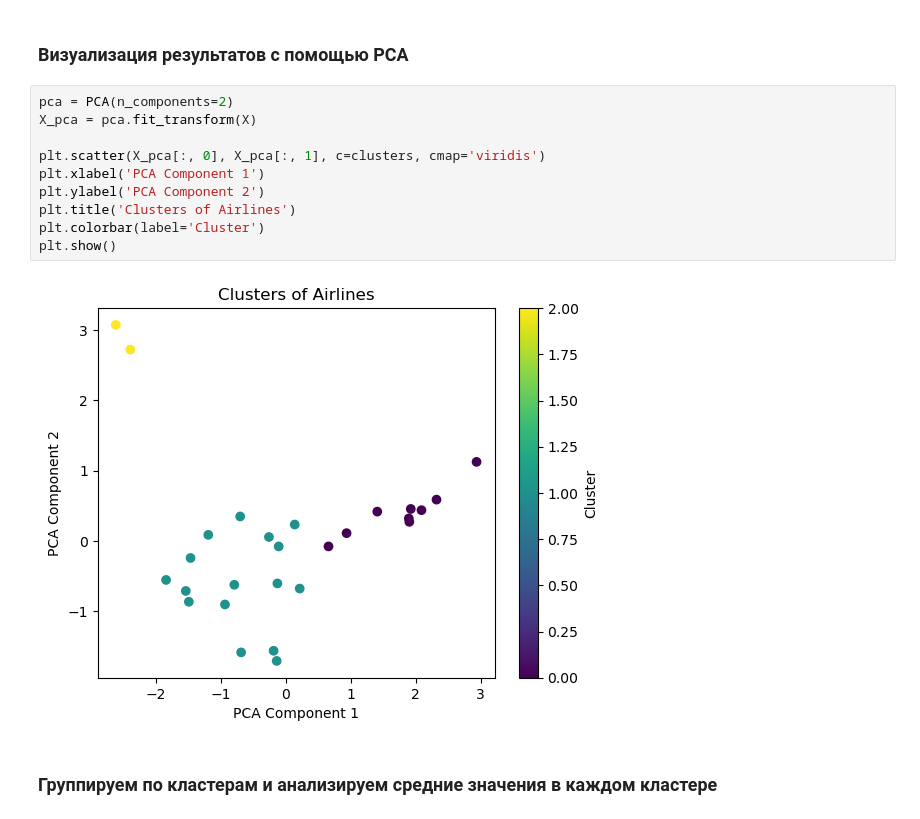
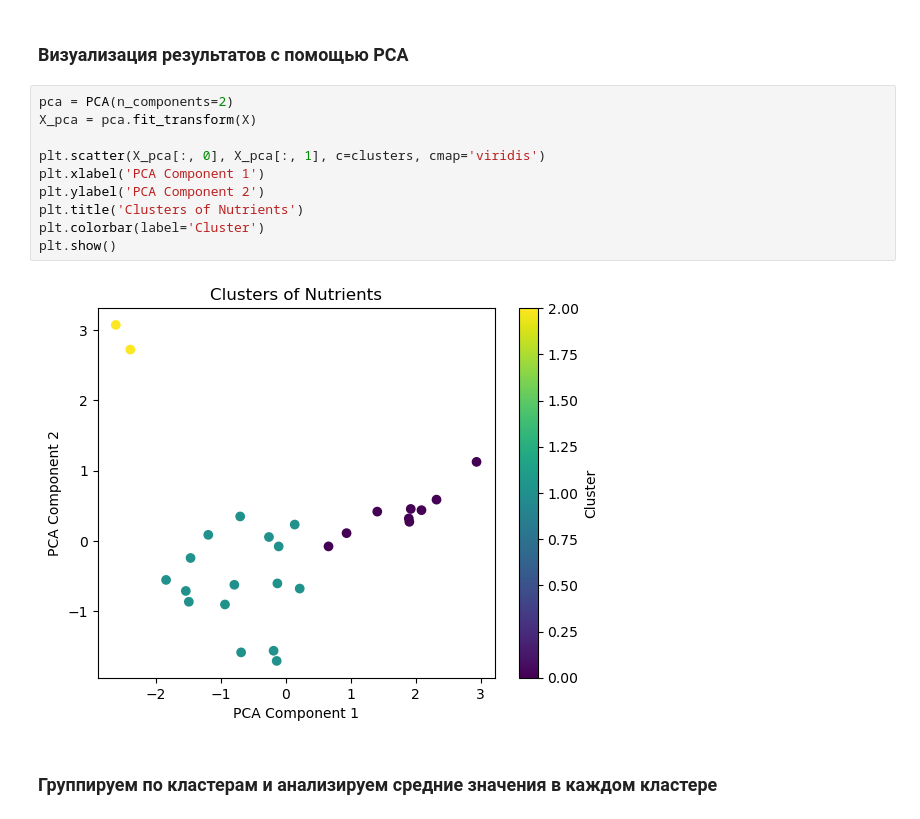
Before and after one commit to VlasovVasylii/Machine-Learning, a Jupyter notebook: lr5.ipynb, the cells around one changed output. Saved outputs shown, nothing was run; the diff lists cells and outputs as text.

```diff
--- a/lr5.ipynb
+++ b/lr5.ipynb
@@ -193,15 +193,15 @@ df.head(18)
 # %%
 pca = PCA(n_components=2)
 X_pca = pca.fit_transform(X)
 
 plt.scatter(X_pca[:, 0], X_pca[:, 1], c=clusters, cmap='viridis')
 plt.xlabel('PCA Component 1')
 plt.ylabel('PCA Component 2')
-plt.title('Clusters of Airlines')
+plt.title('Clusters of Nutrients')
 plt.colorbar(label='Cluster')
 plt.show()
 # %% [output]
-[figure, old version]
+[figure, new version]
 # %% [markdown]
 ### Группируем по кластерам и анализируем средние значения в каждом кластере
 # %%
```
Also changed, not shown: parts of 5 cells of this notebook.
